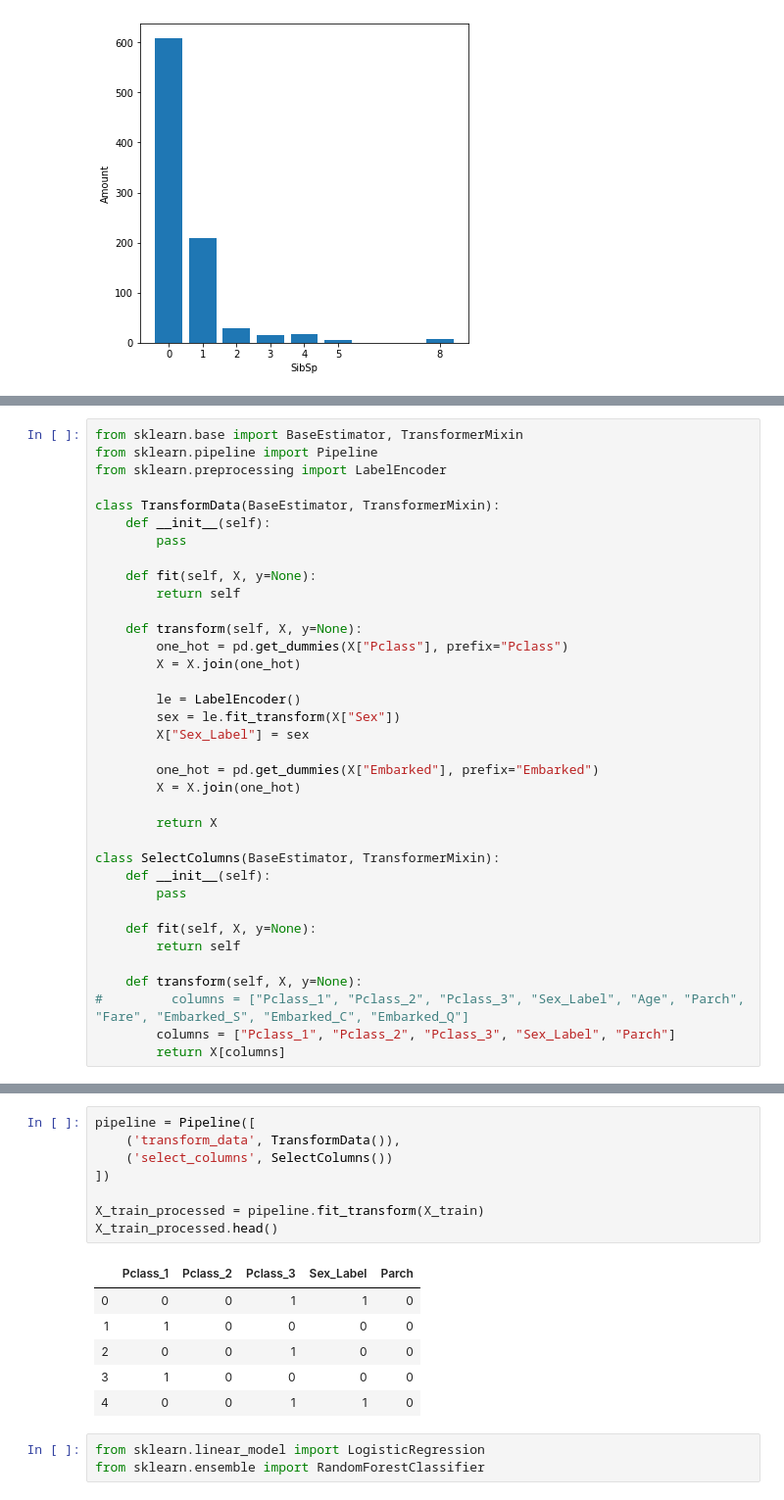
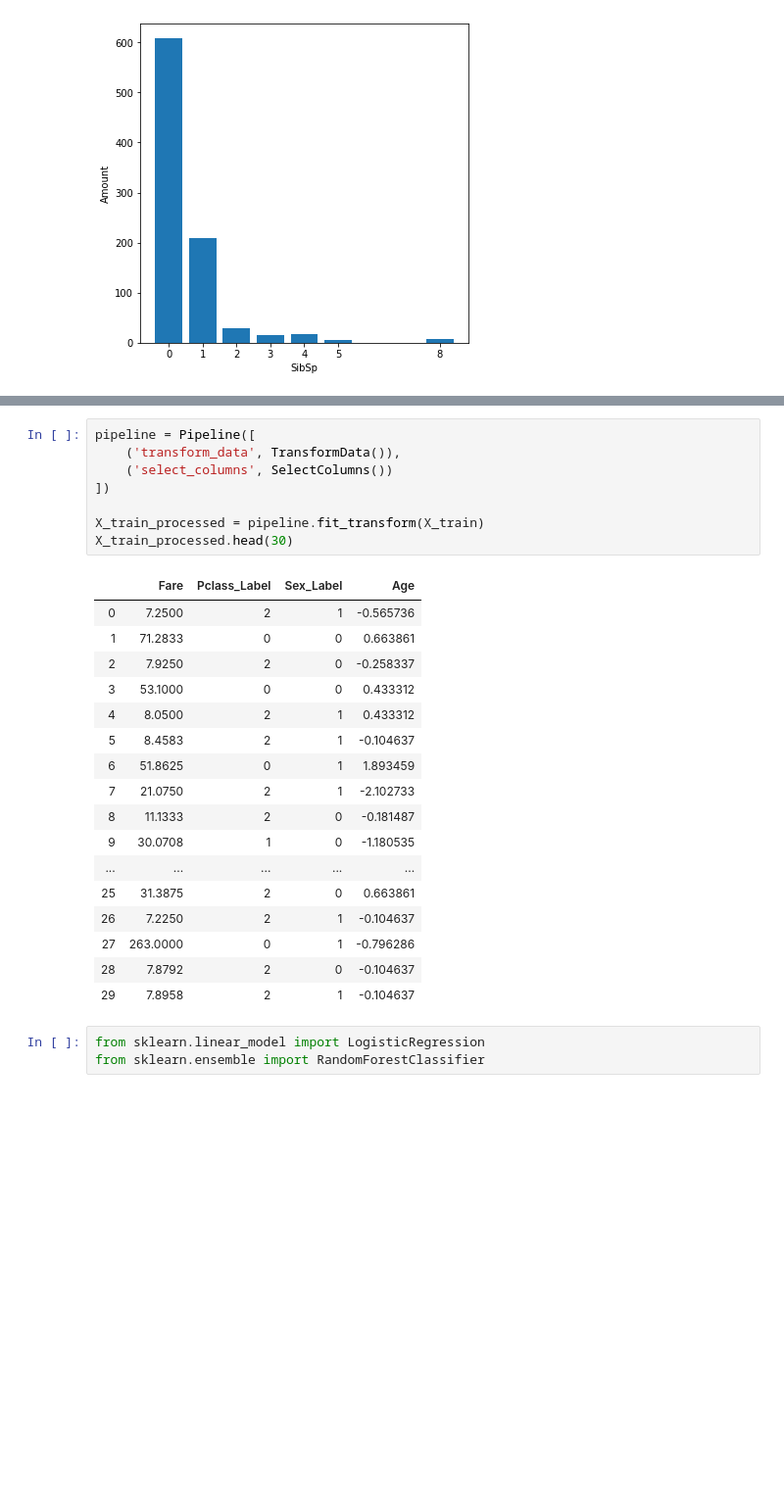
Before and after one commit to macwong/MachineLearning, a Jupyter notebook: Hands-On Machine Learning/Chapter 03 - Titanic.ipynb, the cells around one changed output, grey strips where cells are left out. Shown: that part at 98% size. Drawn from its saved outputs; the diff is of its cells as text; blank space fills up the shorter version.

```diff
--- a/Hands-On Machine Learning/Chapter 03 - Titanic.ipynb
+++ b/Hands-On Machine Learning/Chapter 03 - Titanic.ipynb
@@ -144,36 +218,0 @@ plot_data(X_train, "Embarked")
-# %%
-from sklearn.base import BaseEstimator, TransformerMixin
-from sklearn.pipeline import Pipeline
-from sklearn.preprocessing import LabelEncoder
-
-class TransformData(BaseEstimator, TransformerMixin):
-    def __init__(self):
-        pass
-
-    def fit(self, X, y=None):
-        return self
-
-    def transform(self, X, y=None):
-        one_hot = pd.get_dummies(X["Pclass"], prefix="Pclass")
-        X = X.join(one_hot)
-
-        le = LabelEncoder()
-        sex = le.fit_transform(X["Sex"])
-        X["Sex_Label"] = sex
-
-        one_hot = pd.get_dummies(X["Embarked"], prefix="Embarked")
-        X = X.join(one_hot)
-
-        return X
-
-class SelectColumns(BaseEstimator, TransformerMixin):
-    def __init__(self):
-        pass
-
-    def fit(self, X, y=None):
-        return self
-
-    def transform(self, X, y=None):
-#         columns = ["Pclass_1", "Pclass_2", "Pclass_3", "Sex_Label", "Age", "Parch", "Fare", "Embarked_S", "Embarked_C", "Embarked_Q"]
-        columns = ["Pclass_1", "Pclass_2", "Pclass_3", "Sex_Label", "Parch"]
-        return X[columns]
@@ -180,18 +325,29 @@ class SelectColumns(BaseEstimator, TransformerMixin):
 # %%
 pipeline = Pipeline([
     ('transform_data', TransformData()),
     ('select_columns', SelectColumns())
 ])
 
 X_train_processed = pipeline.fit_transform(X_train)
-X_train_processed.head()
+X_train_processed.head(30)
 # %% [output]
-|  | Pclass_1 | Pclass_2 | Pclass_3 | Sex_Label | Parch |
-| 0 | 0 | 0 | 1 | 1 | 0 |
-| 1 | 1 | 0 | 0 | 0 | 0 |
-| 2 | 0 | 0 | 1 | 0 | 0 |
-| 3 | 1 | 0 | 0 | 0 | 0 |
-| 4 | 0 | 0 | 1 | 1 | 0 |
+|  | Fare | Pclass_Label | Sex_Label | Age |
+| 0 | 7.2500 | 2 | 1 | -0.565736 |
+| 1 | 71.2833 | 0 | 0 | 0.663861 |
+| 2 | 7.9250 | 2 | 0 | -0.258337 |
+| 3 | 53.1000 | 0 | 0 | 0.433312 |
+| 4 | 8.0500 | 2 | 1 | 0.433312 |
+| 5 | 8.4583 | 2 | 1 | -0.104637 |
+| 6 | 51.8625 | 0 | 1 | 1.893459 |
+| 7 | 21.0750 | 2 | 1 | -2.102733 |
+| 8 | 11.1333 | 2 | 0 | -0.181487 |
+| 9 | 30.0708 | 1 | 0 | -1.180535 |
+| ... | ... | ... | ... | ... |
+| 25 | 31.3875 | 2 | 0 | 0.663861 |
+| 26 | 7.2250 | 2 | 1 | -0.104637 |
+| 27 | 263.0000 | 0 | 1 | -0.796286 |
+| 28 | 7.8792 | 2 | 0 | -0.104637 |
+| 29 | 7.8958 | 2 | 1 | -0.104637 |
 # %%
 from sklearn.linear_model import LogisticRegression
 from sklearn.ensemble import RandomForestClassifier
```
Also changed, not shown: parts of 25 cells of this notebook.
